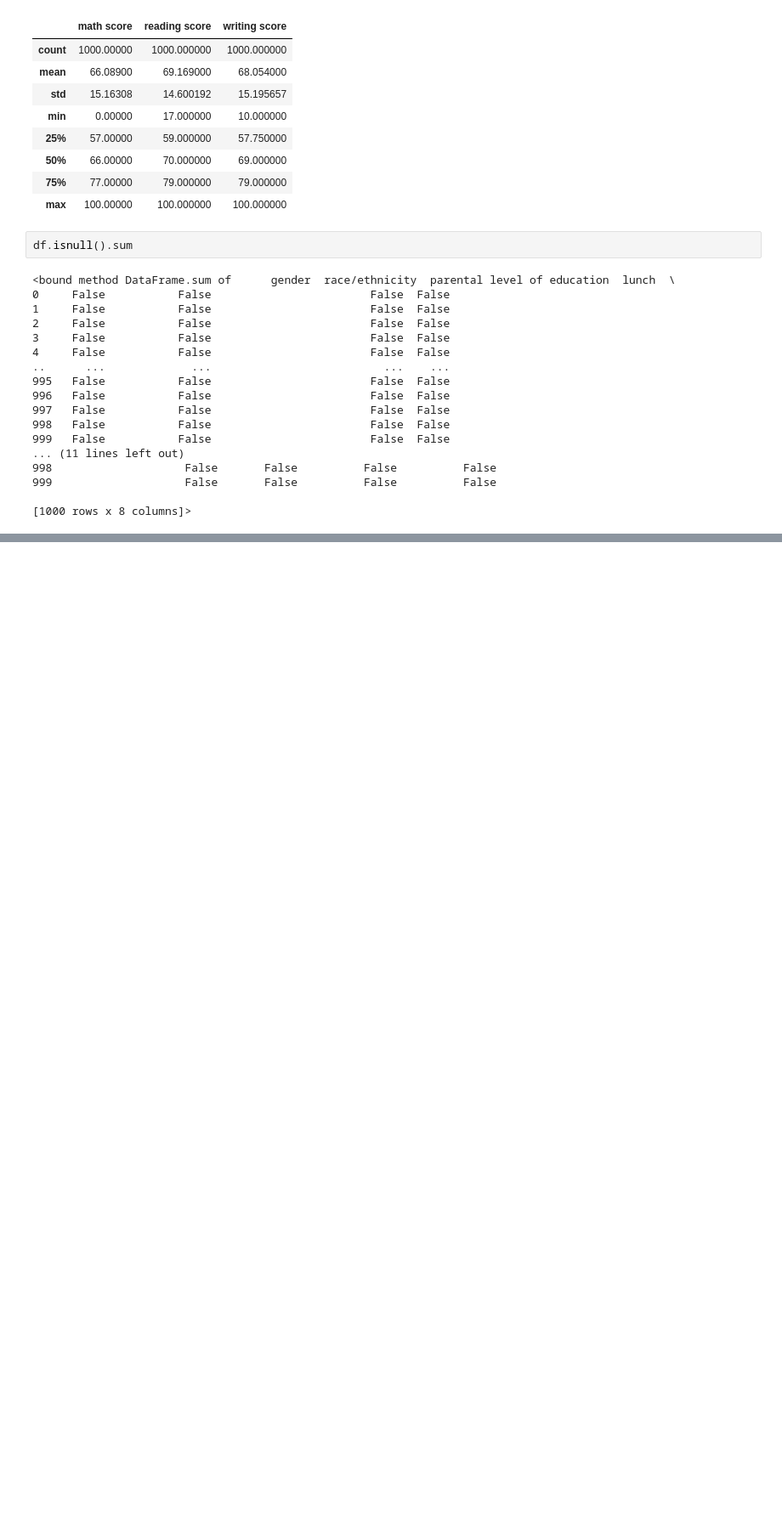
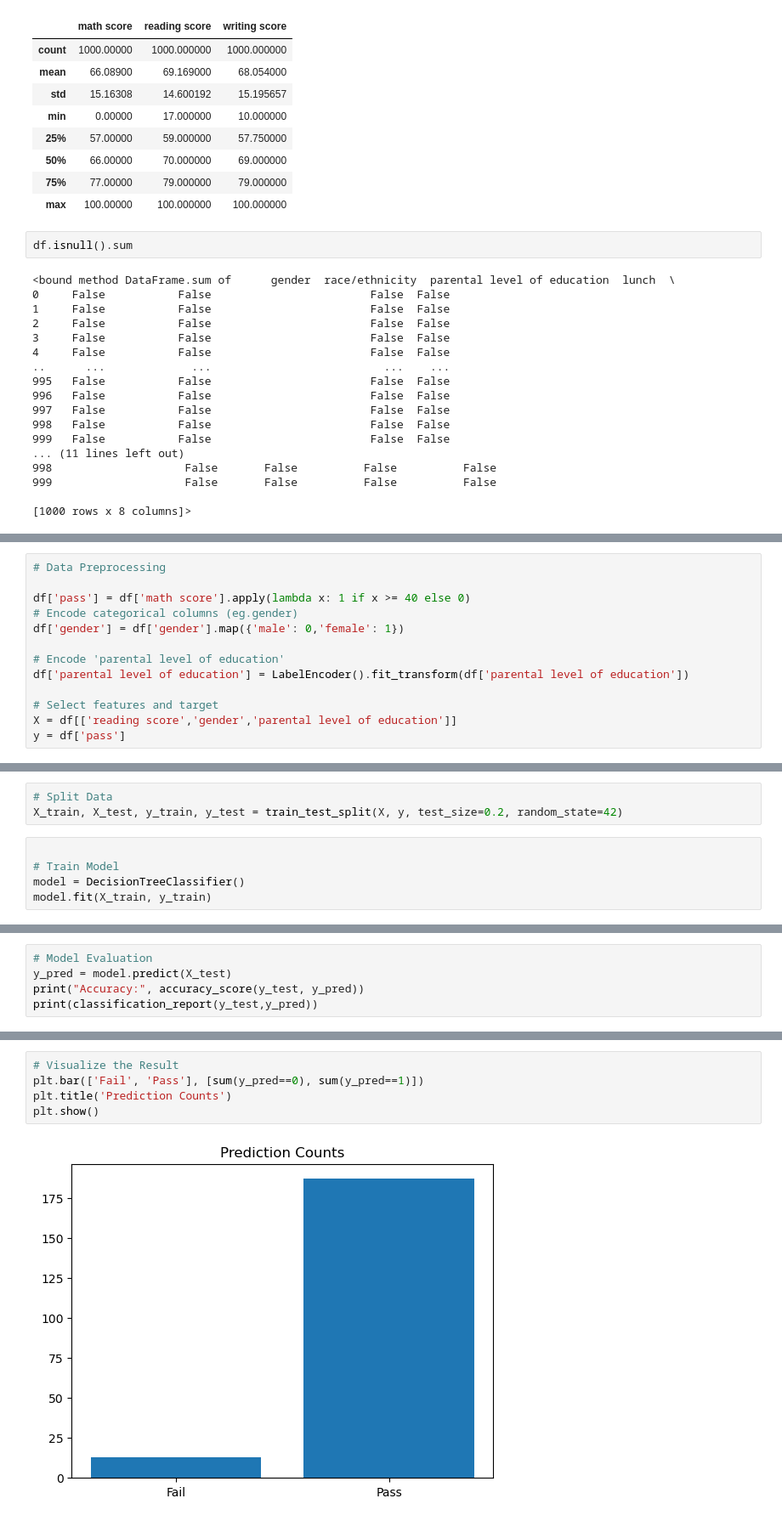
Before and after one commit to aniketpati1121/student-performance-predictor, a Jupyter notebook: Pred.ipynb, the cells around one changed output, grey strips where cells are left out. Shown at 85% size. Cells and saved outputs as stored; diff of their text form; blank space fills up the shorter version.

```diff
--- a/Pred.ipynb
+++ b/Pred.ipynb
@@ -65 +72,13 @@ df.isnull().sum
 # %%
+# Data Preprocessing
+
+df['pass'] = df['math score'].apply(lambda x: 1 if x >= 40 else 0)
+# Encode categorical columns (eg.gender)
+df['gender'] = df['gender'].map({'male': 0,'female': 1})
+
+# Encode 'parental level of education'
+df['parental level of education'] = LabelEncoder().fit_transform(df['parental level of education'])
+
+# Select features and target
+X = df[['reading score','gender','parental level of education']]
+y = df['pass']
@@ -67,0 +85,8 @@ TypeError: get_dummies() missing 1 required positional argument: 'data'
+# %%
+# Split Data
+X_train, X_test, y_train, y_test = train_test_split(X, y, test_size=0.2, random_state=42)
+# %%
+
+# Train Model
+model = DecisionTreeClassifier()
+model.fit(X_train, y_train)
@@ -67,0 +95,5 @@ TypeError: get_dummies() missing 1 required positional argument: 'data'
+# %%
+# Model Evaluation
+y_pred = model.predict(X_test)
+print("Accuracy:", accuracy_score(y_test, y_pred))
+print(classification_report(y_test,y_pred))
@@ -67,0 +110,7 @@ TypeError: get_dummies() missing 1 required positional argument: 'data'
+# %%
+# Visualize the Result
+plt.bar(['Fail', 'Pass'], [sum(y_pred==0), sum(y_pred==1)])
+plt.title('Prediction Counts')
+plt.show()
+# %% [output]
+[figure, added]
```
Also changed, not shown: parts of 5 cells of this notebook, 1 other file.
